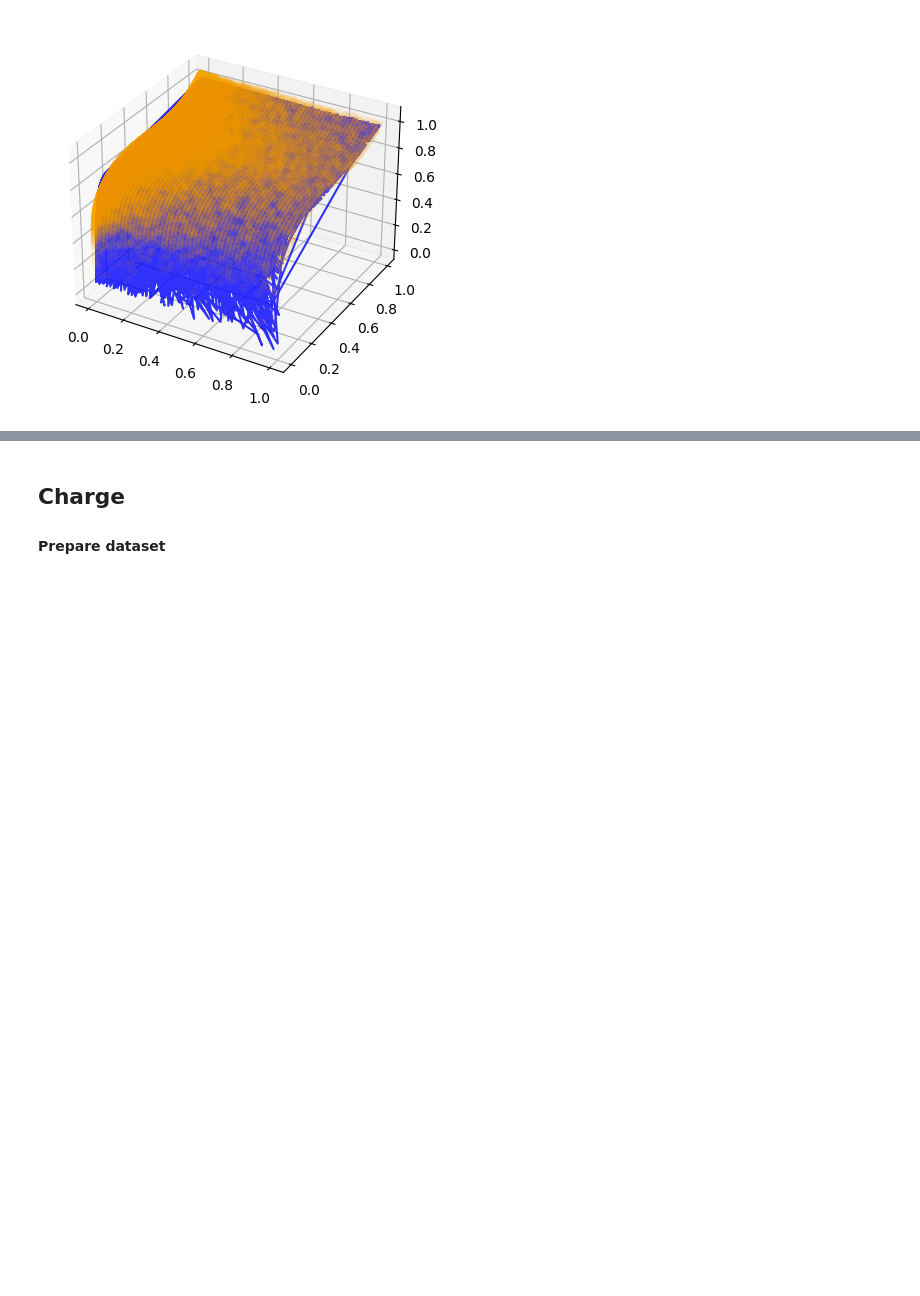
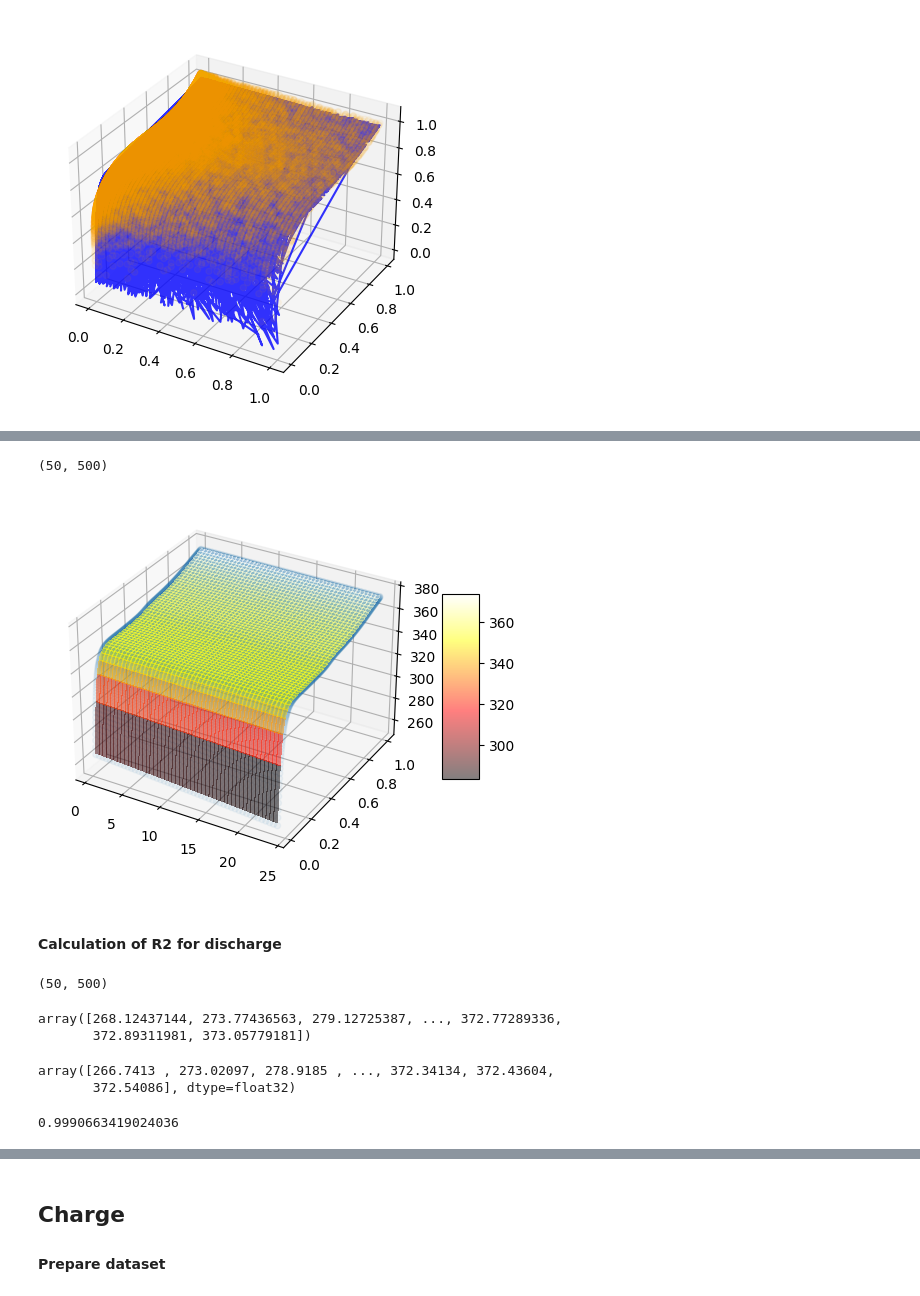
Before and after one commit to jarviskroos7/pev_intelligent_charging_control, a Jupyter notebook: battery/Batt_modeling.ipynb, the cells around one changed output, grey strips where cells are left out. Cells and saved outputs as stored; diff of their text form; code cells hidden in the pictures; blank space fills up the shorter version.

```diff
--- a/battery/Batt_modeling.ipynb
+++ b/battery/Batt_modeling.ipynb
@@ -315,0 +505,41 @@ plt.show()
+# %%
+testPredictFNN2_reshape = testPredictFNN2.reshape(voltage_array.shape[0], (voltage_array.shape[1]-1))
+testPredictFNN2_reshape.shape
+# %% [output]
+(50, 500)
+# %%
+from matplotlib import cm
+
+fig = plt.figure()
+ax = fig.add_subplot(projection='3d')
+ax.scatter(current_array[:,1:], SOC_array[:,1:], testPredictFNN_reshape, alpha=0.05)
+surf = ax.plot_surface(current_array[:,1:], SOC_array[:,1:], voltage_array[:,1:], cmap=cm.hot, alpha=0.5, linewidth=0, antialiased=False)
+fig.colorbar(surf, shrink=0.5, aspect=5)
+plt.show()
+# %% [output]
+[figure, added]
+# %% [markdown]
+#### Calculation of R2 for discharge
+# %%
+voltage_array_y = voltage_array[:,1:]
+voltage_array_y.shape
+# %% [output]
+(50, 500)
+# %%
+voltage_1d_array = voltage_array_y.reshape((voltage_array_y.shape[0]*voltage_array_y.shape[1]))
+voltage_1d_array
+# %% [output]
+array([268.12437144, 273.77436563, 279.12725387, ..., 372.77289336,
+       372.89311981, 373.05779181])
+# %%
+# one-step
+
+testPredictFNN_1d_array = testPredictFNN_reshape.reshape((voltage_array_y.shape[0]*voltage_array_y.shape[1]))
+testPredictFNN_1d_array
+# %% [output]
+array([266.7413 , 273.02097, 278.9185 , ..., 372.34134, 372.43604,
+       372.54086], dtype=float32)
+# %%
+1 - (np.square(voltage_1d_array - testPredictFNN_1d_array)).sum() / (np.square(voltage_1d_array - voltage_1d_array.mean())).sum()
+# %% [output]
+0.9990663419024036
```
Also changed, not shown: parts of 100 cells of this notebook.
